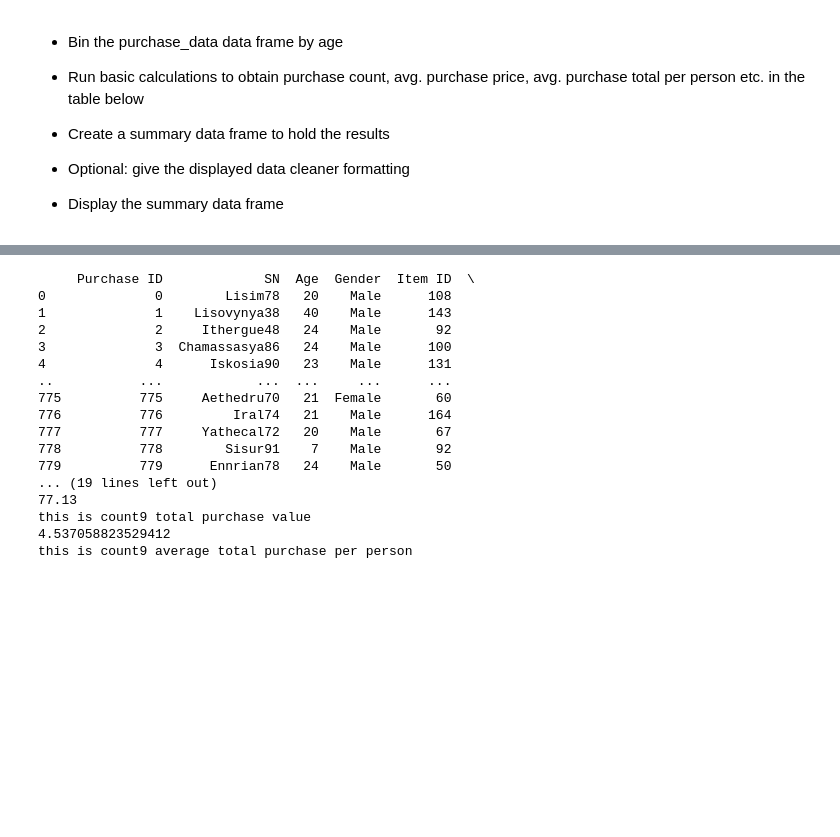
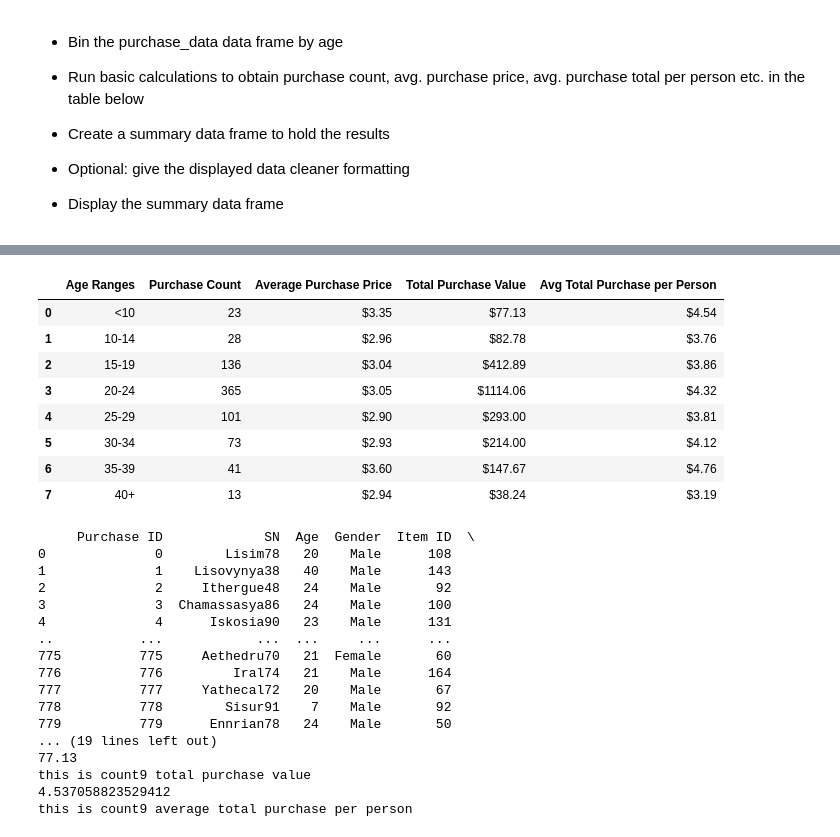
Before and after one commit to jtslater2/JTS-HW4-Pandas, a Jupyter notebook: jts-heroes.ipynb, the cells around one changed output, grey strips where cells are left out. Cells and saved outputs as stored; diff of their text form; code cells hidden in the pictures; blank space fills up the shorter version.

```diff
--- a/jts-heroes.ipynb
+++ b/jts-heroes.ipynb
@@ -469,3 +467,71 @@ this is the percent count for count40
 
 
 * Display the summary data frame
+# %%
+#
+#
+# use purchase_data
+
+#create bins
+
+#bins_names = ["<10","10-14", "15-19", "20-24", "25-29", "30-34", "35-39","40+"]
+
+#bins = [0,9.9,14,19,24,29,34,39,122]
+
+purchase_data['Agegroups'] = pd.cut(purchase_data['Age'],bins, labels = bins_names, include_lowest = True)
+
+
+
+tulip = ("<10","10-14", "15-19", "20-24", "25-29", "30-34", "35-39","40+")
+
+ag_pc_total = []
+ag_app_total = []
+ag_tpv_total = []
+ag_atppp_total =[]
+
+
+for each in tulip:
+    ag_df = purchase_data.loc[purchase_data["Agegroups"] == each,:]
+    ag_pc = ag_df.shape[0]
+    ag_pc_total.append(ag_pc)
+
+
+    ag_ppc = len(drop_name_df.loc[drop_name_df["Agegroups"] == each,:])
+    #ag_ppc = len(pd.unique("SN"))
+    print(ag_ppc)
+
+
+    ag_app = ag_df["Price"].mean()
+    ag_app_total.append(ag_app)
+
+    ag_tpv = ag_df["Price"].sum()
+    ag_tpv_total.append(ag_tpv)
+
+    ag_atppp = ag_tpv/ag_ppc
+    ag_atppp_total.append(ag_atppp)
+
+    print(counttotal)
+    print(countperctotal)
+    print(bins_names)
+
+
+
+paa_df = pd.DataFrame({"Age Ranges":bins_names,
+                       "Purchase Count":ag_pc_total,
+                       "Average Purchase Price":ag_app_total,
+                       "Total Purchase Value":ag_tpv_total,
+                       "Avg Total Purchase per Person":ag_atppp_total,
+                       })
+
+
+paa_df["Average Purchase Price"] = paa_df["Average Purchase Price"].map("${:.2f}".format)
+paa_df["Total Purchase Value"] = paa_df["Total Purchase Value"].map("${:.2f}".format)
+paa_df["Avg Total Purchase per Person"] = paa_df["Avg Total Purchase per Person"].map("${:.2f}".format)
+
+
+
+
+#goo_df["Percentage of Players"] = goo_df["Percentage of Players"].map("{:.2f}%".format)
+
+paa_df.head(12)
+# %% [output]
@@ -472,3 +555,12 @@ this is the percent count for count40
+|  | Age Ranges | Purchase Count | Average Purchase Price | Total Purchase Value | Avg Total Purchase per Person |
+| 0 | <10 | 23 | $3.35 | $77.13 | $4.54 |
+| 1 | 10-14 | 28 | $2.96 | $82.78 | $3.76 |
+| 2 | 15-19 | 136 | $3.04 | $412.89 | $3.86 |
+| 3 | 20-24 | 365 | $3.05 | $1114.06 | $4.32 |
+| 4 | 25-29 | 101 | $2.90 | $293.00 | $3.81 |
+| 5 | 30-34 | 73 | $2.93 | $214.00 | $4.12 |
+| 6 | 35-39 | 41 | $3.60 | $147.67 | $4.76 |
+| 7 | 40+ | 13 | $2.94 | $38.24 | $3.19 |
 # %%
 #
 #
```
Also changed, not shown: parts of 4 cells of this notebook.
